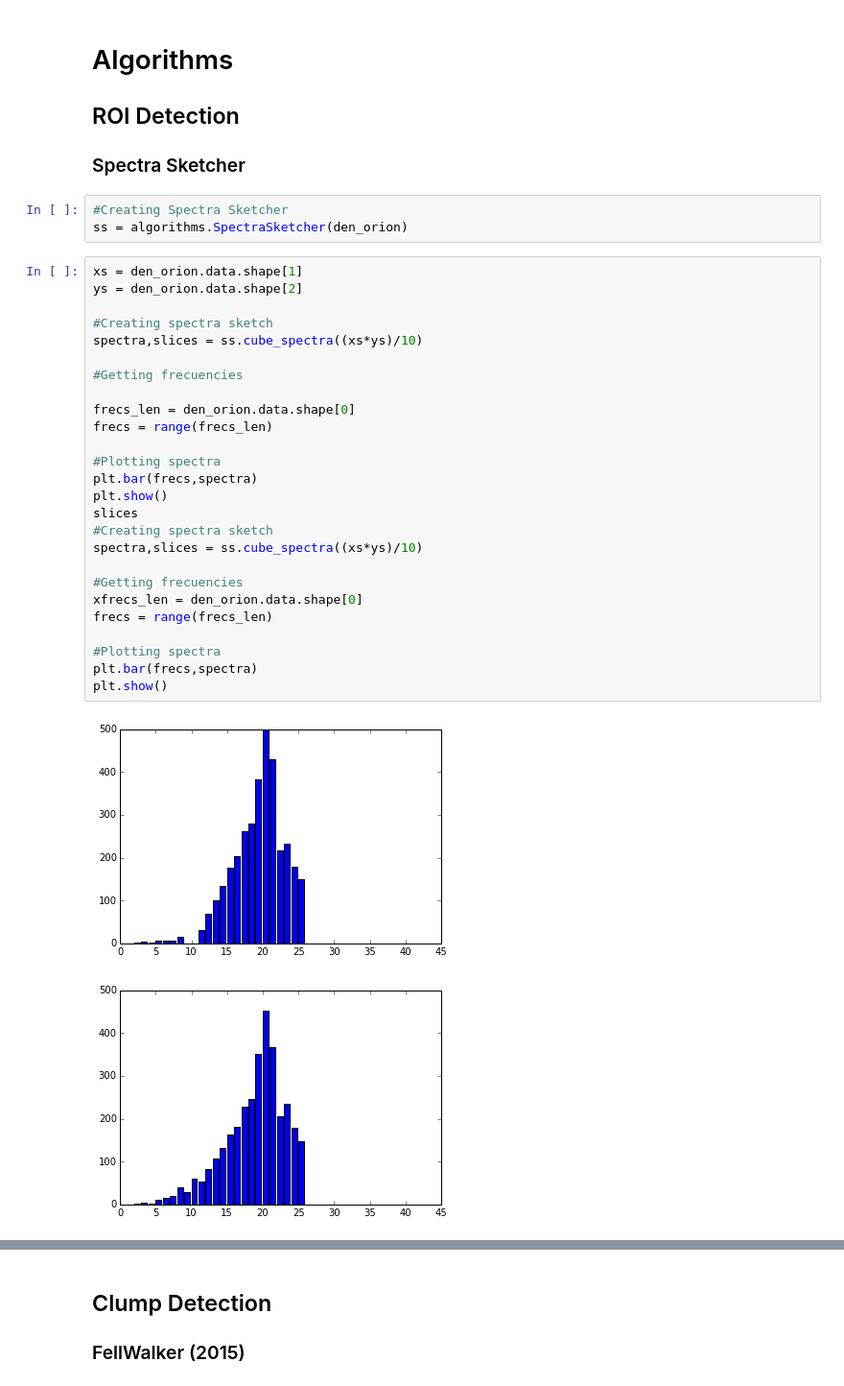
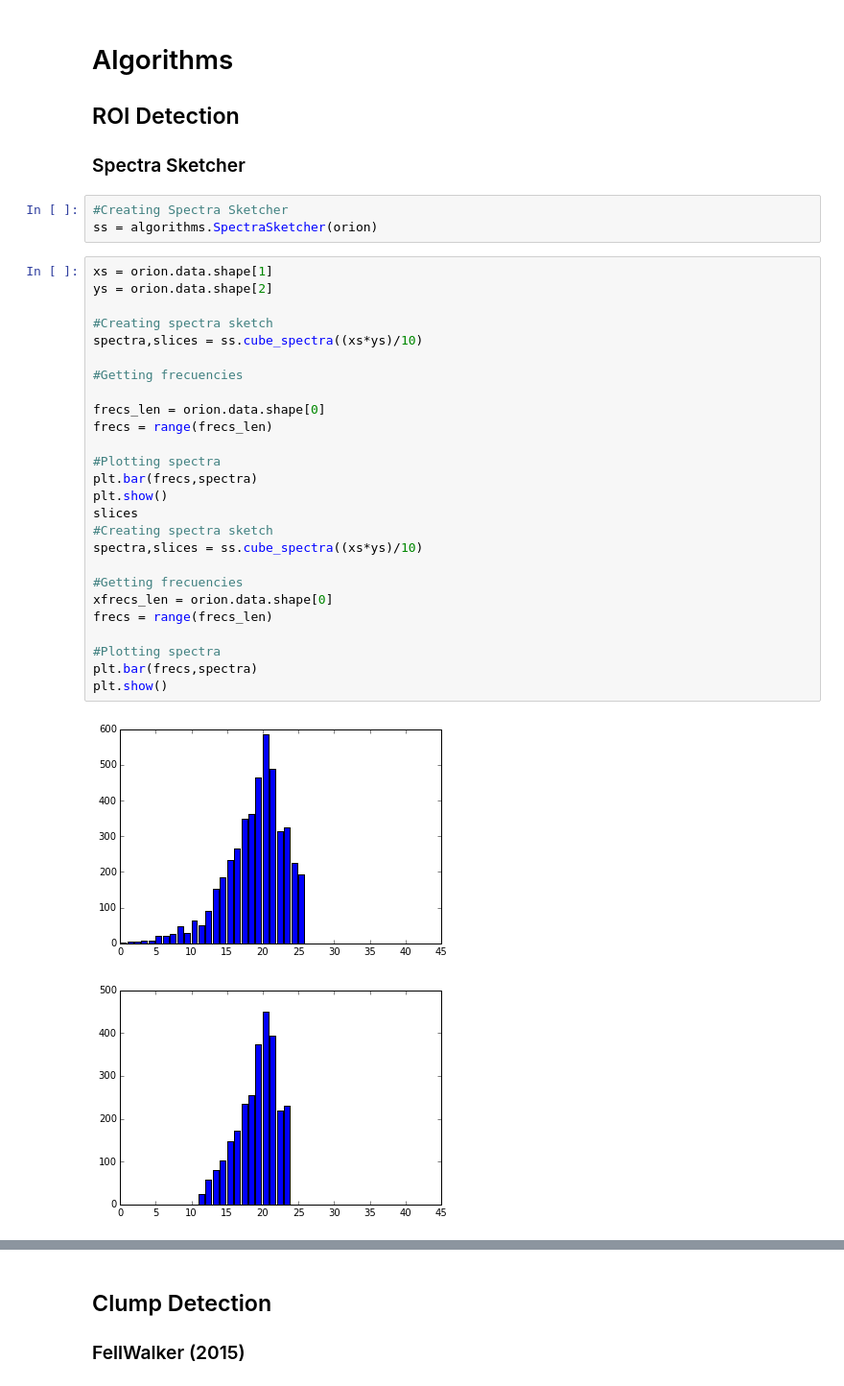
Before and after one commit to ChileanVirtualObservatory/acalib, a Jupyter notebook: notebooks/ACALib FONDEF.ipynb, the cells around one changed output, grey strips where cells are left out. Shown at 96% size. Saved outputs shown, nothing was run; the diff lists cells and outputs as text.

```diff
--- a/notebooks/ACALib FONDEF.ipynb
+++ b/notebooks/ACALib FONDEF.ipynb
@@ -400,34 +445,34 @@ NameError: name 'cont' is not defined
 ### Spectra Sketcher
 # %%
 #Creating Spectra Sketcher
-ss = algorithms.SpectraSketcher(den_orion)
+ss = algorithms.SpectraSketcher(orion)
 # %%
-xs = den_orion.data.shape[1]
-ys = den_orion.data.shape[2]
+xs = orion.data.shape[1]
+ys = orion.data.shape[2]
 
 #Creating spectra sketch
 spectra,slices = ss.cube_spectra((xs*ys)/10)
 
 #Getting frecuencies
 
-frecs_len = den_orion.data.shape[0]
+frecs_len = orion.data.shape[0]
 frecs = range(frecs_len)
 
 #Plotting spectra
 plt.bar(frecs,spectra)
 plt.show()
 slices
 #Creating spectra sketch
 spectra,slices = ss.cube_spectra((xs*ys)/10)
 
 #Getting frecuencies
-xfrecs_len = den_orion.data.shape[0]
+xfrecs_len = orion.data.shape[0]
 frecs = range(frecs_len)
 
 #Plotting spectra
 plt.bar(frecs,spectra)
 plt.show()
 # %% [output]
-[figure, old version]
+[figure, new version]
-[figure, old version]
+[figure, new version]
 # %%
```
Also changed, not shown: parts of 22 cells of this notebook.
